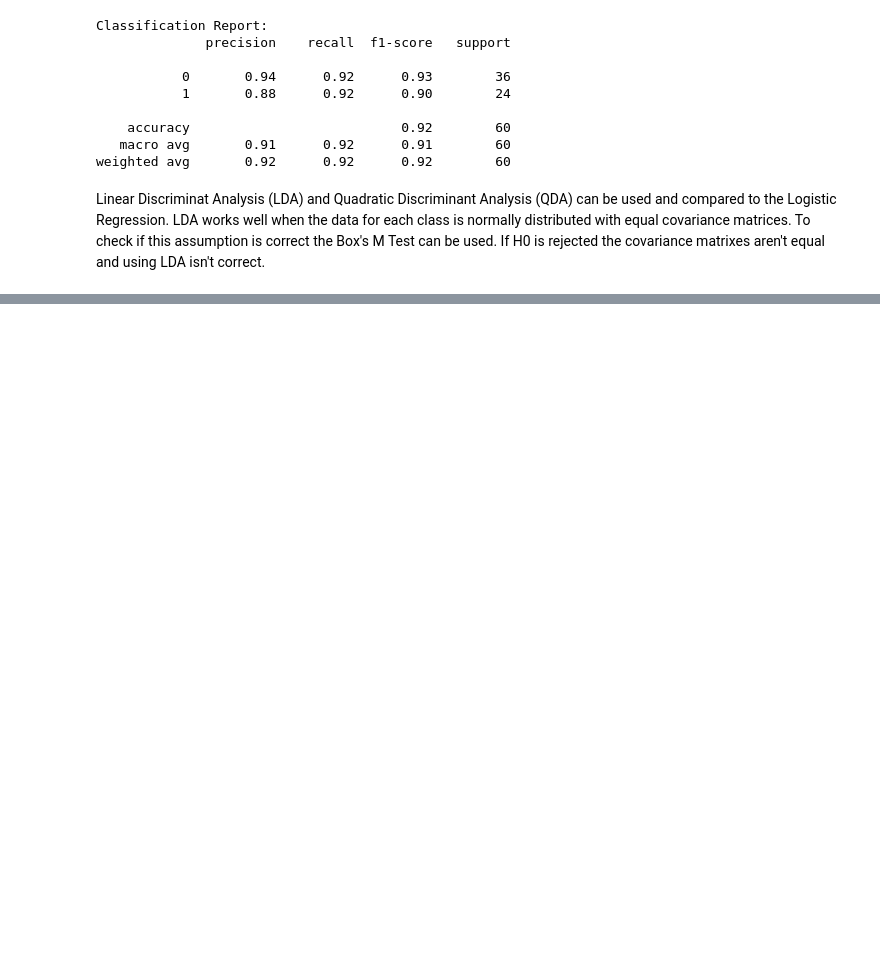
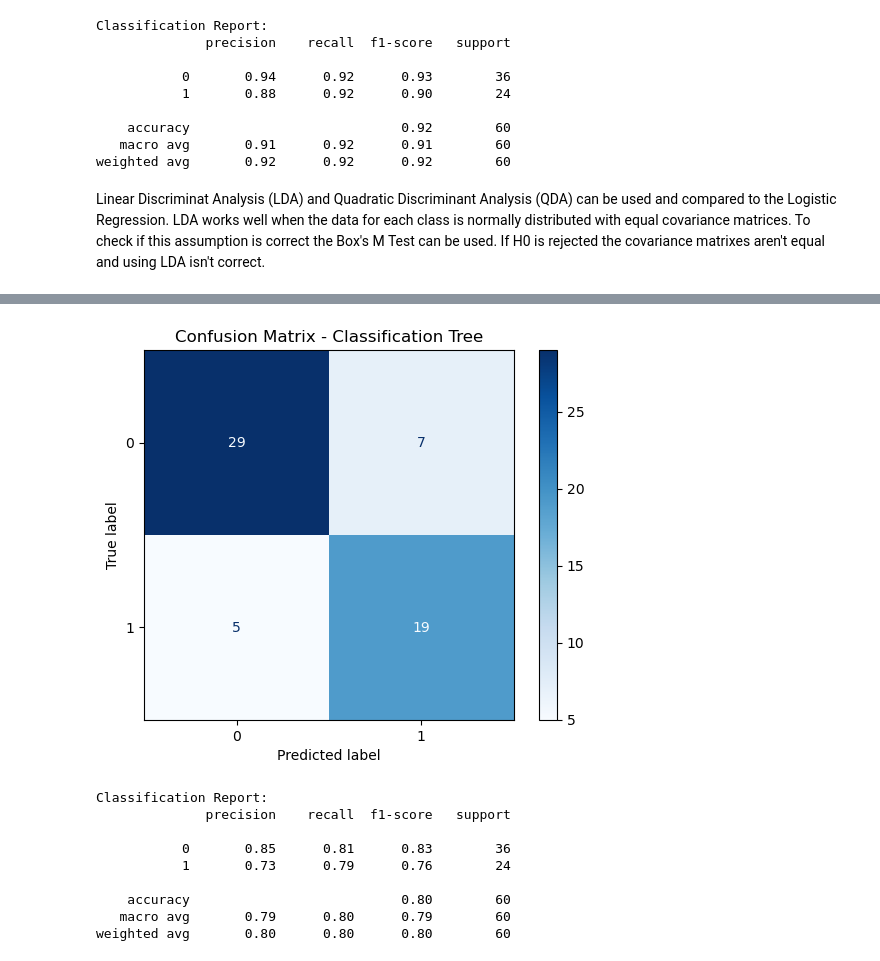
Before and after one commit to GioDeFra/Cleveland_Hart_Disease, a Jupyter notebook: Code.ipynb, the cells around one changed output, grey strips where cells are left out. Drawn from its saved outputs; the diff is of its cells as text; code cells hidden in the pictures; blank space fills up the shorter version.

```diff
--- a/Code.ipynb
+++ b/Code.ipynb
@@ -426,0 +438,3 @@ weighted avg       0.92      0.92      0.92        60
+# %%
+fin["num"]=fin["num"].astype("category")
+fin.dtypes
@@ -426,0 +454,42 @@ weighted avg       0.92      0.92      0.92        60
+# %%
+from sklearn.tree import DecisionTreeClassifier
+from sklearn.model_selection import train_test_split, GridSearchCV
+X1=fin.drop("num",axis=1)
+y1=fin["num"]
+
+X_train1, X_test1, y_train1, y_test1= train_test_split(X1,y1,test_size=0.20, random_state=42)
+
+clf = DecisionTreeClassifier()
+param_grid = {
+    'max_depth': [3, 5, 10, None],
+    'min_samples_split': [2, 5, 10],
+    'min_samples_leaf': [1, 2, 4],
+}
+
+grid_search = GridSearchCV(estimator=clf, param_grid=param_grid, scoring='f1_weighted', cv=5)
+grid_search.fit(X_train1, y_train1)
+
+best_clf = grid_search.best_estimator_
+
+y_pred_clf = best_clf.predict(X_test1)
+
+conf_matrix = confusion_matrix(y_test1, y_pred_clf)
+
+disp = ConfusionMatrixDisplay(confusion_matrix=conf_matrix, display_labels=log_reg.classes_)
+disp.plot(cmap='Blues')
+plt.title('Confusion Matrix - Classification Tree')
+plt.show()
+
+print("\nClassification Report:")
+print(classification_report(y_test1, y_pred_clf))
+# %% [output]
+[figure, added]
+Classification Report:
+              precision    recall  f1-score   support
+
+           0       0.85      0.81      0.83        36
+           1       0.73      0.79      0.76        24
+
+    accuracy                           0.80        60
+   macro avg       0.79      0.80      0.79        60
+weighted avg       0.80      0.80      0.80        60
```
Also changed, not shown: parts of 18 cells of this notebook.
